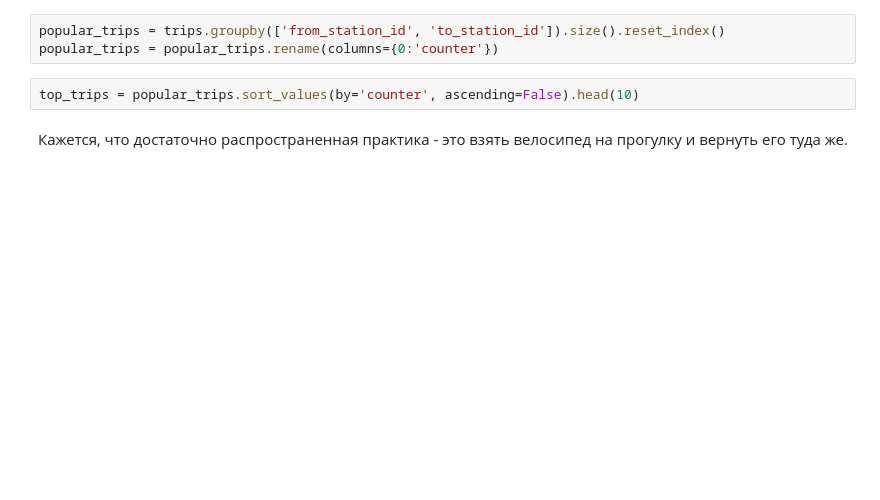
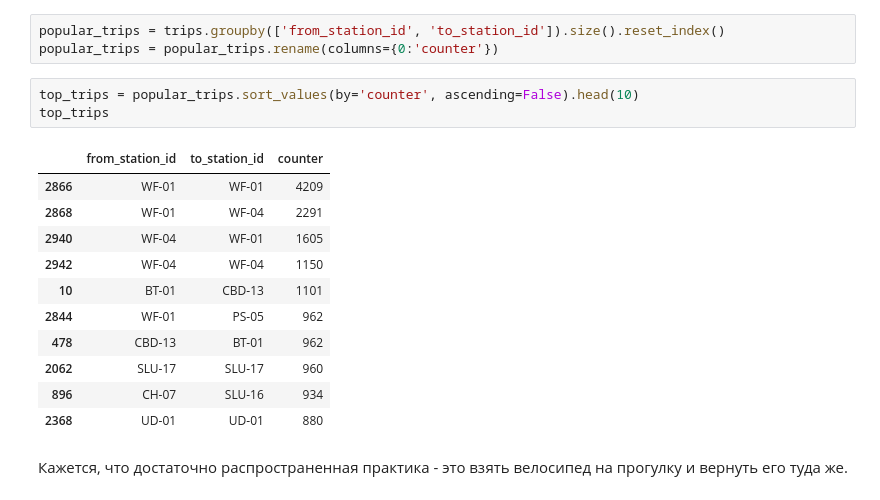
Before and after one commit to titovd/cycle-share-system-kaggle, a Jupyter notebook: notebooks/popular_stations_and_weather.ipynb, the cells around one changed output. Drawn from its saved outputs; the diff is of its cells as text; blank space fills up the shorter version.

```diff
--- a/notebooks/popular_stations_and_weather.ipynb
+++ b/notebooks/popular_stations_and_weather.ipynb
@@ -104,6 +108,19 @@ popular_trips = trips.groupby(['from_station_id', 'to_station_id']).size().reset
 popular_trips = popular_trips.rename(columns={0:'counter'})
 # %%
 top_trips = popular_trips.sort_values(by='counter', ascending=False).head(10)
+top_trips
+# %% [output]
+|  | from_station_id | to_station_id | counter |
+| 2866 | WF-01 | WF-01 | 4209 |
+| 2868 | WF-01 | WF-04 | 2291 |
+| 2940 | WF-04 | WF-01 | 1605 |
+| 2942 | WF-04 | WF-04 | 1150 |
+| 10 | BT-01 | CBD-13 | 1101 |
+| 2844 | WF-01 | PS-05 | 962 |
+| 478 | CBD-13 | BT-01 | 962 |
+| 2062 | SLU-17 | SLU-17 | 960 |
+| 896 | CH-07 | SLU-16 | 934 |
+| 2368 | UD-01 | UD-01 | 880 |
 # %% [markdown]
 Кажется, что достаточно распространенная практика - это взять велосипед на прогулку и вернуть его туда же.
 # %%
```
Also changed, not shown: parts of 10 cells of this notebook, 5 other files.
